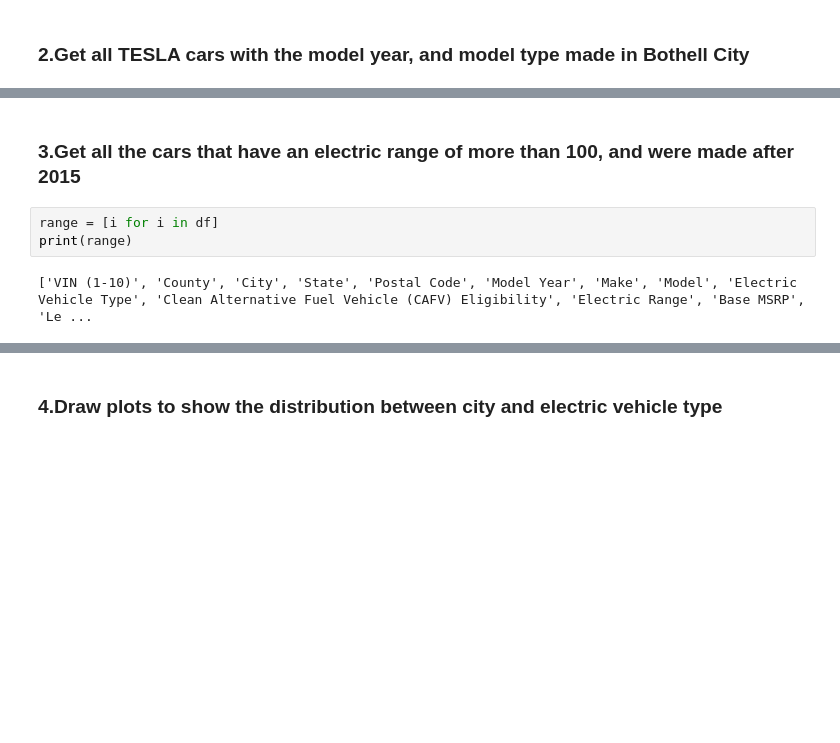
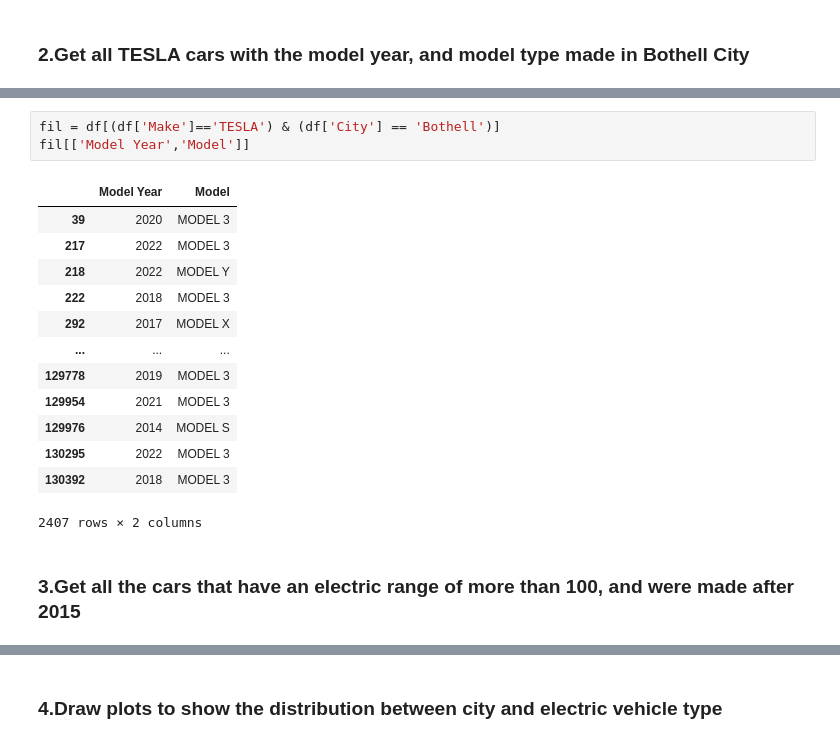
Before and after one commit to Rushi9867/Final_Assignment, a Jupyter notebook: Python/Python_question9.ipynb, the cells around one changed output, grey strips where cells are left out. Drawn from its saved outputs; the diff is of its cells as text; blank space fills up the shorter version.

```diff
--- a/Python/Python_question9.ipynb
+++ b/Python/Python_question9.ipynb
@@ -118,7 +128,19 @@ ROADSTER
+# %%
+fil = df[(df['Make']=='TESLA') & (df['City'] == 'Bothell')]
+fil[['Model Year','Model']]
+# %% [output]
+|  | Model Year | Model |
+| 39 | 2020 | MODEL 3 |
+| 217 | 2022 | MODEL 3 |
+| 218 | 2022 | MODEL Y |
+| 222 | 2018 | MODEL 3 |
+| 292 | 2017 | MODEL X |
+| ... | ... | ... |
+| 129778 | 2019 | MODEL 3 |
+| 129954 | 2021 | MODEL 3 |
+| 129976 | 2014 | MODEL S |
+| 130295 | 2022 | MODEL 3 |
+| 130392 | 2018 | MODEL 3 |
+2407 rows × 2 columns
 # %% [markdown]
 ### 3.Get all the cars that have an electric range of more than 100, and were made after 2015
-# %%
-range = [i for i in df]
-print(range)
-# %% [output]
-['VIN (1-10)', 'County', 'City', 'State', 'Postal Code', 'Model Year', 'Make', 'Model', 'Electric Vehicle Type', 'Clean Alternative Fuel Vehicle (CAFV) Eligibility', 'Electric Range', 'Base MSRP', 'Le ...
```
Also changed, not shown: parts of 13 cells of this notebook, 3 other files.
